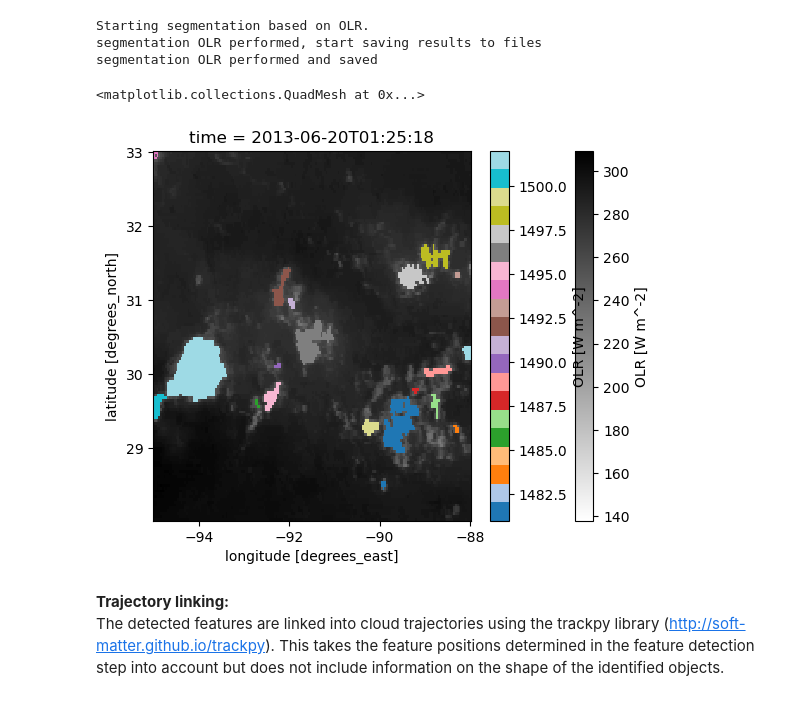
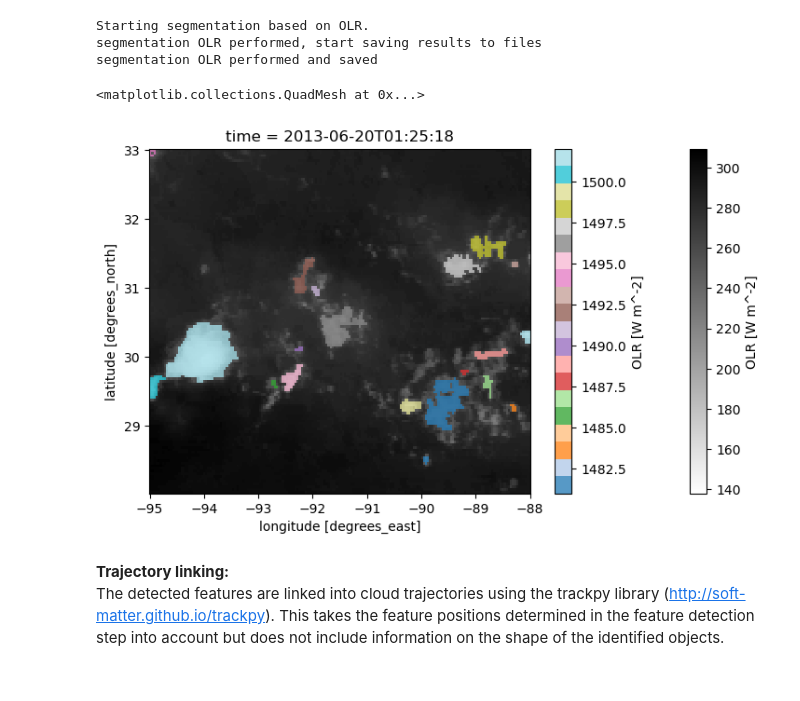
Before and after one commit to tobac-project/tobac, a Jupyter notebook: examples/Example_OLR_Tracking_satellite/Example_OLR_Tracking_satellite.ipynb, the cells around one changed output. Cells and saved outputs as stored; diff of their text form; code cells hidden in the pictures.

```diff
--- a/examples/Example_OLR_Tracking_satellite/Example_OLR_Tracking_satellite.ipynb
+++ b/examples/Example_OLR_Tracking_satellite/Example_OLR_Tracking_satellite.ipynb
@@ -164,11 +164,12 @@ Starting segmentation based on OLR.
 segmentation OLR performed, start saving results to files
 segmentation OLR performed and saved
 # %%
-OLR[frame].plot(cmap="binary")
-Mask_OLR[frame].where(Mask_OLR[frame]>0).plot(cmap="tab20")
+plt.figure(figsize=(8.8, 4.8))
+OLR[frame].plot(cmap="binary", cbar_kwargs=dict(pad=0.1))
+Mask_OLR[frame].where(Mask_OLR[frame]>0).plot(cmap="tab20", alpha=0.75)
 # %% [output]
 <matplotlib.collections.QuadMesh at 0x...>
-[figure, old version]
+[figure, new version]
 # %% [markdown]
 **Trajectory linking:**
 The detected features are linked into cloud trajectories using the trackpy library (http://soft-matter.github.io/trackpy). This takes the feature positions determined in the feature detection step into account but does not include information on the shape of the identified objects.
```
Also changed, not shown: 4 other files.
